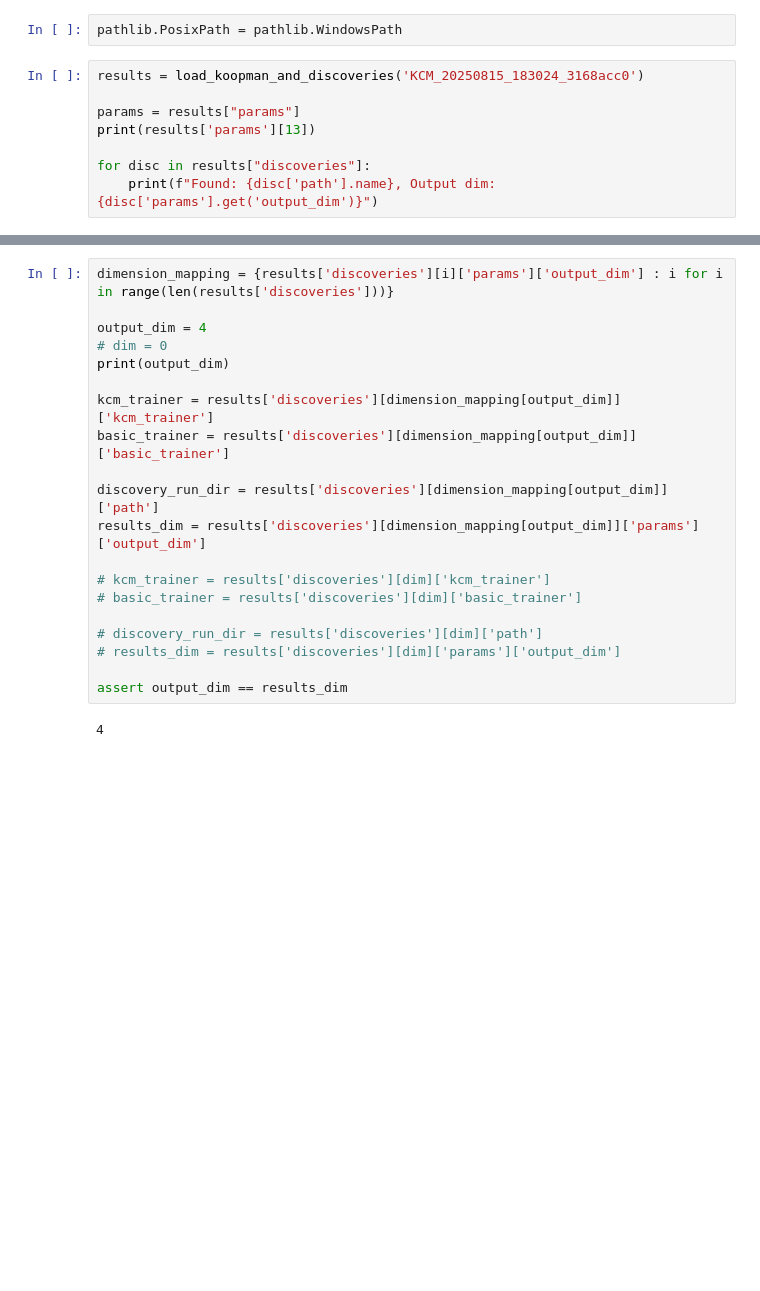
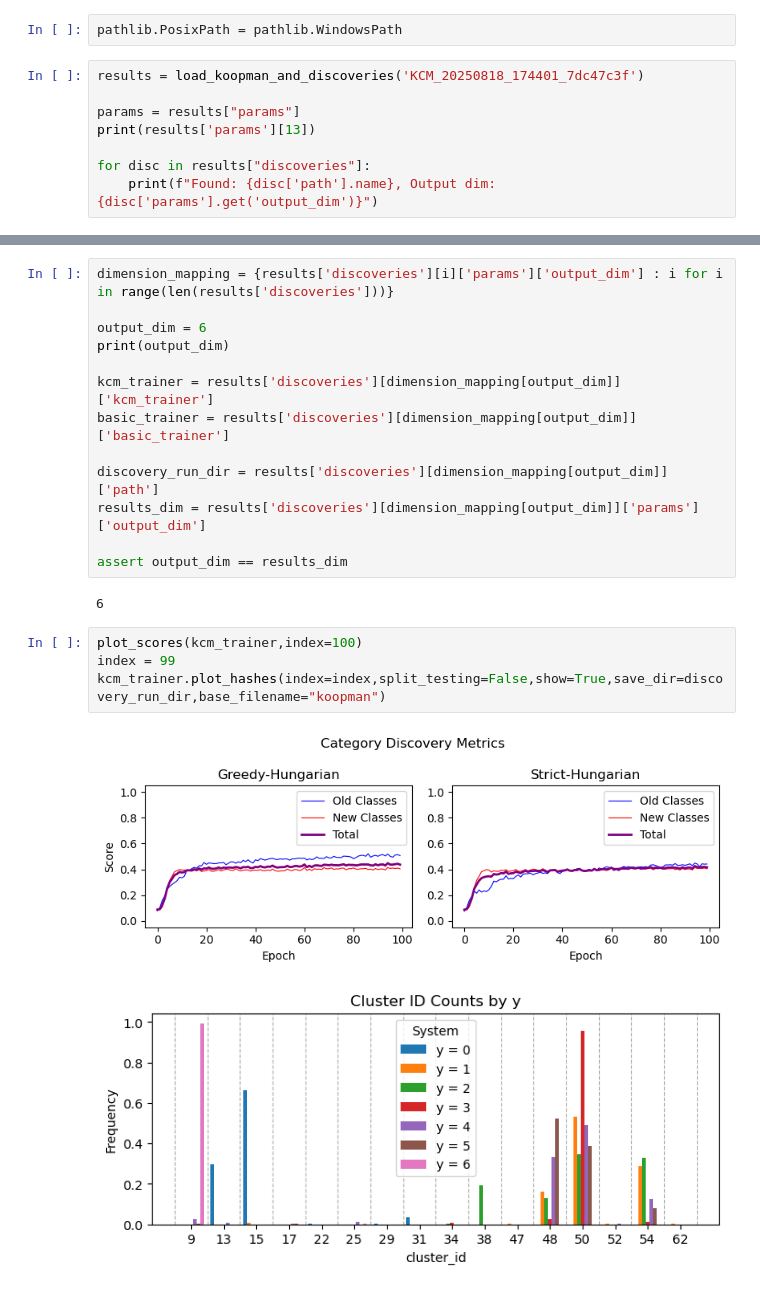
Before and after one commit to dannyp3/koopman-category-discovery, a Jupyter notebook: scripts/analyze_trained_models.ipynb, the cells around one changed output, grey strips where cells are left out. Cells and saved outputs as stored; diff of their text form; blank space fills up the shorter version.

Commit message:
Tweeked up pipeline - finished Masters thesis results

```diff
--- a/scripts/analyze_trained_models.ipynb
+++ b/scripts/analyze_trained_models.ipynb
@@ -45,7 +46,7 @@ plt.style.use('default')
 # %%
 pathlib.PosixPath = pathlib.WindowsPath
 # %%
-results = load_koopman_and_discoveries('KCM_20250815_183024_3168acc0')
+results = load_koopman_and_discoveries('KCM_20250818_174401_7dc47c3f')
 
 params = results["params"]
 print(results['params'][13])
@@ -80,8 +82,7 @@ results['params']
 # %%
 dimension_mapping = {results['discoveries'][i]['params']['output_dim'] : i for i in range(len(results['discoveries']))}
 
-output_dim = 4
-# dim = 0
+output_dim = 6
 print(output_dim)
 
 kcm_trainer = results['discoveries'][dimension_mapping[output_dim]]['kcm_trainer']
@@ -90,12 +91,13 @@ basic_trainer = results['discoveries'][dimension_mapping[output_dim]]['basic_tra
 discovery_run_dir = results['discoveries'][dimension_mapping[output_dim]]['path']
 results_dim = results['discoveries'][dimension_mapping[output_dim]]['params']['output_dim']
 
-# kcm_trainer = results['discoveries'][dim]['kcm_trainer']
-# basic_trainer = results['discoveries'][dim]['basic_trainer']
-
-# discovery_run_dir = results['discoveries'][dim]['path']
-# results_dim = results['discoveries'][dim]['params']['output_dim']
-
 assert output_dim == results_dim
 # %% [output]
-4
+6
+# %%
+plot_scores(kcm_trainer,index=100)
+index = 99
+kcm_trainer.plot_hashes(index=index,split_testing=False,show=True,save_dir=discovery_run_dir,base_filename="koopman")
+# %% [output]
+[figure, added]
+[figure, added]
```
Also changed, not shown: parts of 6 cells of this notebook, 11 other files.
